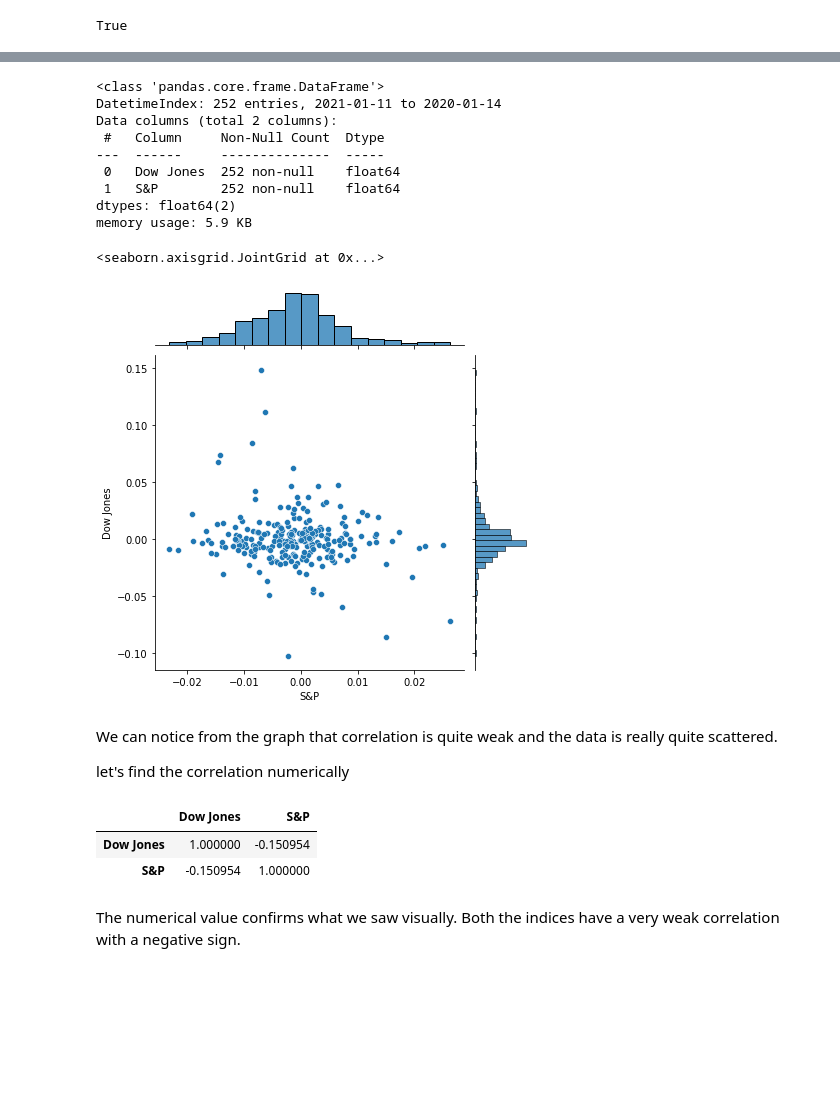
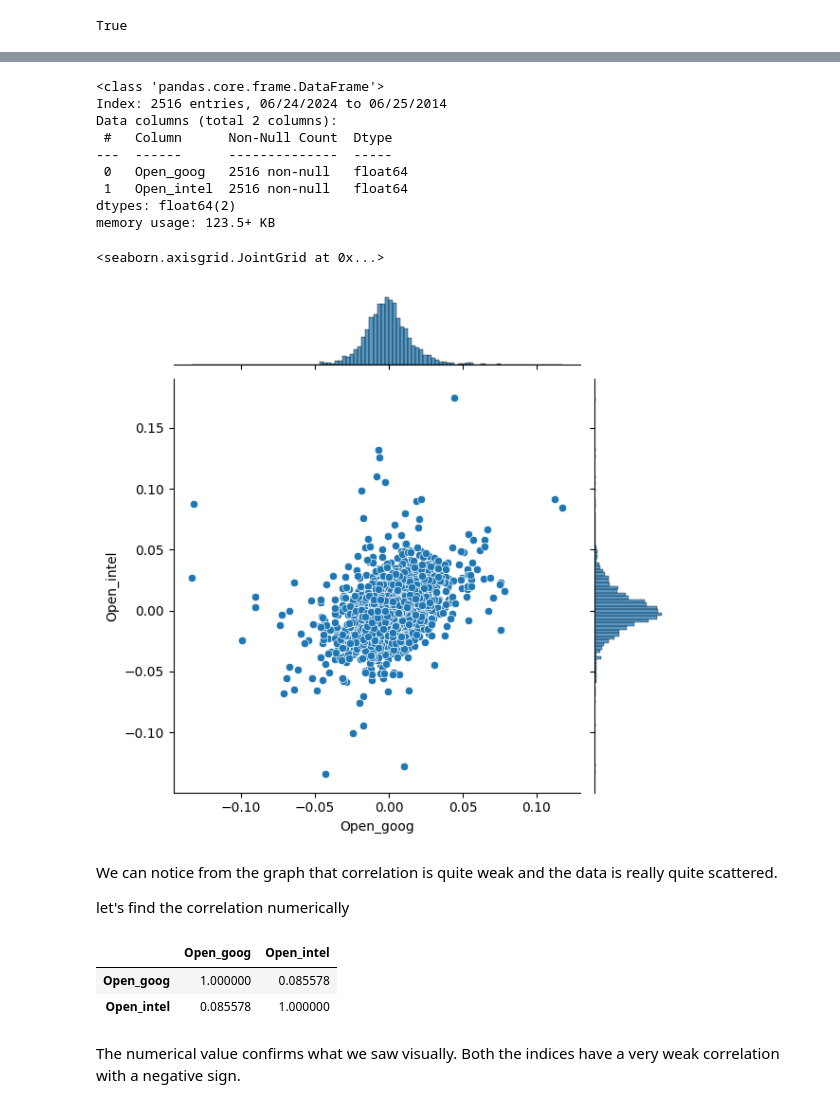
Before and after one commit to Fernigithub/series_temporales_101, a Jupyter notebook: notebooks/Series_temporales_python.ipynb, the cells around one changed output, grey strips where cells are left out. Drawn from its saved outputs; the diff is of its cells as text; code cells hidden in the pictures; blank space fills up the shorter version.

```diff
--- a/notebooks/Series_temporales_python.ipynb
+++ b/notebooks/Series_temporales_python.ipynb
@@ -888,4 +792,12 @@ A positive sign means that when one entity is above mean then the other is likel
 # %%
-data=pd.read_csv("/Users/srtpan/Downloads/Indices.csv", parse_dates=["Date"], index_col="Date")
-data.head()
+bgold= pd.read_csv('csv/HistoricalData_BGoldcsv.csv').set_index('Date')
+goog = pd.read_csv('csv/HistoricalData_Google.csv').set_index('Date')
+intel = pd.read_csv('csv/HistoricalData_Intel.csv').set_index('Date')
+
+data = pd.merge(goog, intel, left_index=True, right_index=True, suffixes=('_goog', '_intel'))
+col = ['Open_goog', 'Open_intel']
+data = data[col]
+# remove $ sign and convert to float
+data = data.replace({'\$': '', ',': ''}, regex=True).astype(float)
+data
 # %% [output]
@@ -900,20 +819,21 @@ data.head()
 data.dropna().info()
 # %% [output]
 <class 'pandas.core.frame.DataFrame'>
-DatetimeIndex: 252 entries, 2021-01-11 to 2020-01-14
+Index: 2516 entries, 06/24/2024 to 06/25/2014
 Data columns (total 2 columns):
- #   Column     Non-Null Count  Dtype
----  ------     --------------  -----
- 0   Dow Jones  252 non-null    float64
- 1   S&P        252 non-null    float64
+ #   Column      Non-Null Count  Dtype
+---  ------      --------------  -----
+ 0   Open_goog   2516 non-null   float64
+ 1   Open_intel  2516 non-null   float64
 dtypes: float64(2)
-memory usage: 5.9 KB
+memory usage: 123.5+ KB
 # %%
+import seaborn as sns
 daily_returns=data.pct_change()
-sns.jointplot(x="S&P", y="Dow Jones", data=daily_returns) #Jointplot helps to show the distribution of two variables together in one plot
+sns.jointplot(x="Open_goog", y="Open_intel", data=daily_returns) #Jointplot helps to show the distribution of two variables together in one plot
 # %% [output]
 <seaborn.axisgrid.JointGrid at 0x...>
-[figure, old version]
+[figure, new version]
 # %% [markdown]
 We can notice from the graph that correlation is quite weak and the data is really quite scattered.
 
@@ -922,9 +842,9 @@ let's find the correlation numerically
 correlations=daily_returns.corr()
 correlations
 # %% [output]
-|  | Dow Jones | S&P |
-| Dow Jones | 1.000000 | -0.150954 |
-| S&P | -0.150954 | 1.000000 |
+|  | Open_goog | Open_intel |
+| Open_goog | 1.000000 | 0.085578 |
+| Open_intel | 0.085578 | 1.000000 |
 # %% [markdown]
 The numerical value confirms what we saw visually. Both the indices have a very weak correlation with a negative sign.
 # %%
```
Also changed, not shown: parts of 64 cells of this notebook, 3 other files.
